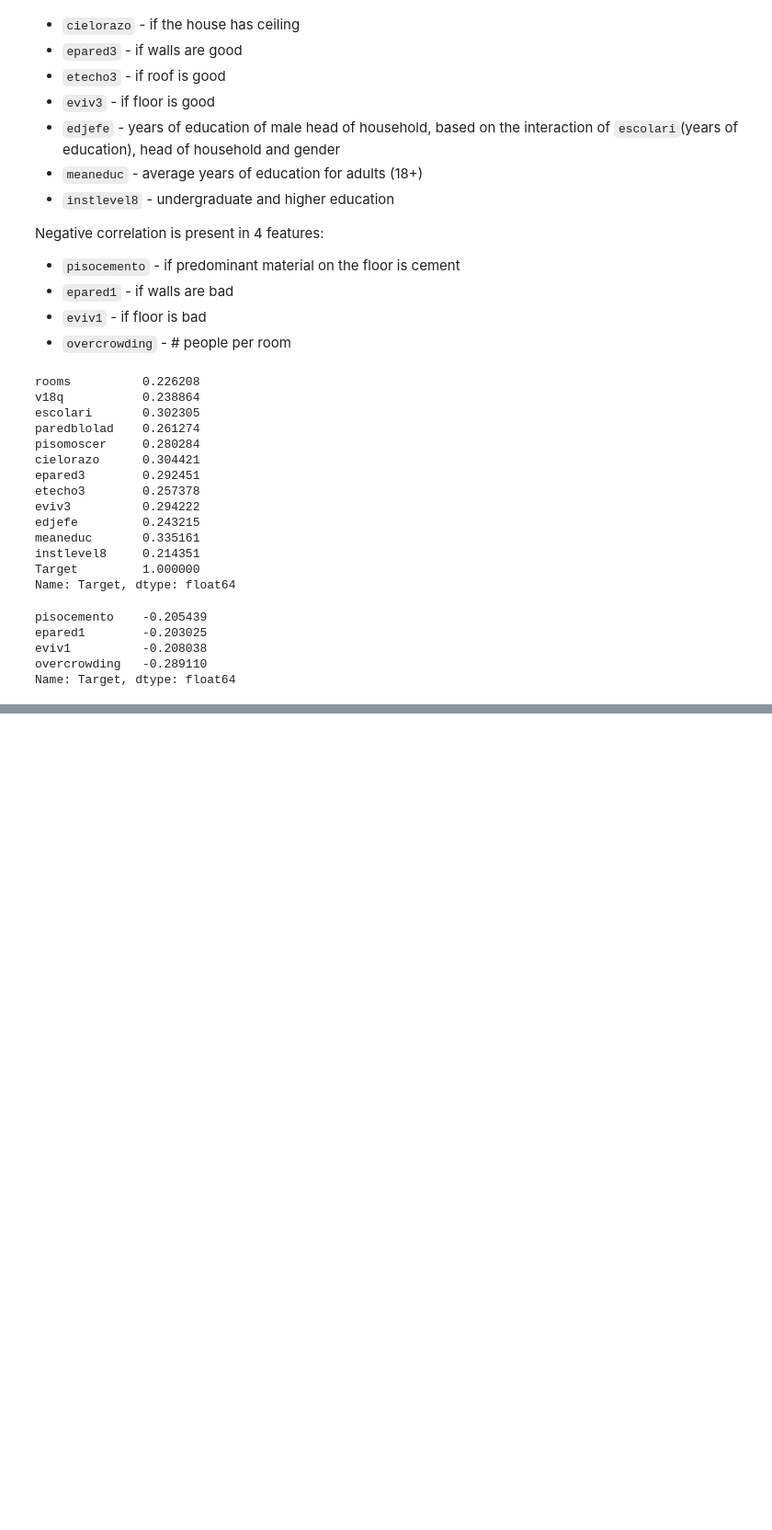
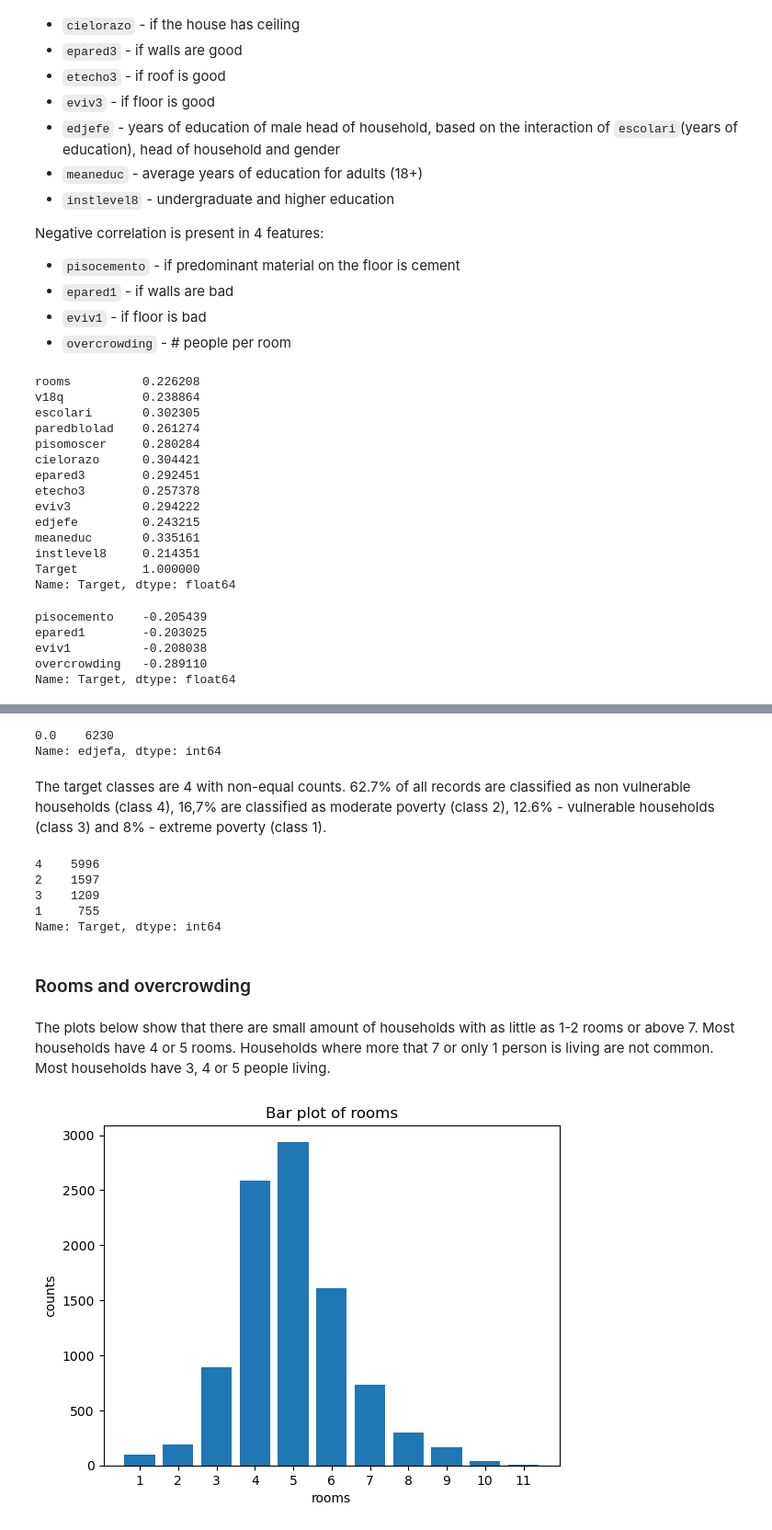
Before and after one commit to Ivelina-Z/mini-ML-projects, a Jupyter notebook: Costa_Rican_household_poverty_prediction/Costa_Rican_household_poverty.ipynb, the cells around one changed output, grey strips where cells are left out. Shown at 92% size. Drawn from its saved outputs; the diff is of its cells as text; code cells hidden in the pictures; blank space fills up the shorter version.

Commit message:
Exploraitory data analysis
EDA on main features like rooms and overcrowding, count, age and sex of the heads of households, area of the household, as well as target classes.

```diff
--- a/Costa_Rican_household_poverty_prediction/Costa_Rican_household_poverty.ipynb
+++ b/Costa_Rican_household_poverty_prediction/Costa_Rican_household_poverty.ipynb
@@ -2,3 +2,11 @@
 import pandas as pd
 import numpy as np
 import matplotlib.pyplot as plt
+# %%
+def bar_plot(dataset, feature):
+    plt.bar(dataset[feature].value_counts().index, dataset[feature].value_counts())
+    plt.xticks(dataset[feature].value_counts().index)
+    plt.title(f'Bar plot of {feature}')
+    plt.xlabel(feature)
+    plt.ylabel('counts')
+    plt.show()
@@ -141,0 +199,24 @@ Name: Target, dtype: float64
+# %%
+data['edjefa'][data['edjefa'] == 0].value_counts()
+# %% [output]
+0.0    6230
+Name: edjefa, dtype: int64
+# %% [markdown]
+The target classes are 4 with non-equal counts. 62.7% of all records are classified as non vulnerable households (class 4), 16,7% are classified as moderate poverty (class 2), 12.6% - vulnerable households (class 3) and 8% - extreme poverty (class 1).
+# %%
+data['Target'].value_counts()
+# %% [output]
+4    5996
+2    1597
+3    1209
+1     755
+Name: Target, dtype: int64
+# %% [markdown]
+### Rooms and overcrowding
+# %% [markdown]
+The plots below show that there are small amount of households with as little as 1-2 rooms or above 7. Most households have 4 or 5 rooms.
+Households where more that 7 or only 1 person is living are not common. Most households have 3, 4 or 5 people living.
+# %%
+bar_plot(data, 'rooms')
+# %% [output]
+[figure, added]
```
Also changed, not shown: parts of 16 cells of this notebook.
